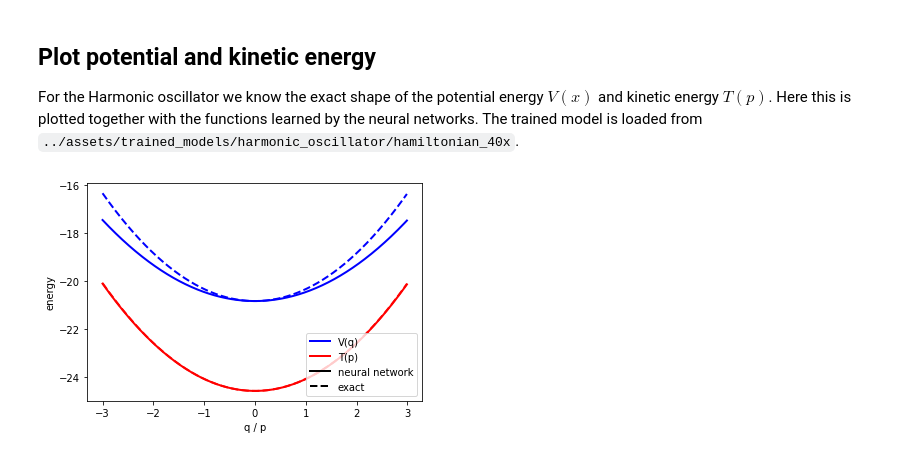
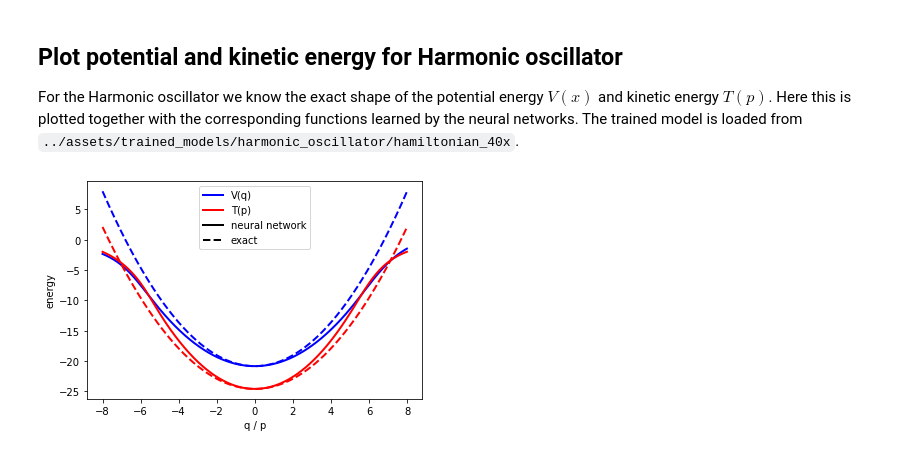
Before and after one commit to eikehmueller/neuralnetworkintegrators, a Jupyter notebook: src/EvaluateNNIntegrators.ipynb, the cells around one changed output. Saved outputs shown, nothing was run; the diff lists cells and outputs as text; code cells hidden in the pictures.

```diff
--- a/src/EvaluateNNIntegrators.ipynb
+++ b/src/EvaluateNNIntegrators.ipynb
@@ -232,32 +221,32 @@ plt.show()
 # %% [markdown]
-## Plot potential and kinetic energy
-For the Harmonic oscillator we know the exact shape of the potential energy $V(x)$ and kinetic energy $T(p)$. Here this is plotted together with the functions learned by the neural networks. The trained model is loaded from `../assets/trained_models/harmonic_oscillator/hamiltonian_40x`.
+## Plot potential and kinetic energy for Harmonic oscillator
+For the Harmonic oscillator we know the exact shape of the potential energy $V(x)$ and kinetic energy $T(p)$. Here this is plotted together with the corresponding functions learned by the neural networks. The trained model is loaded from `../assets/trained_models/harmonic_oscillator/hamiltonian_40x`.
 # %%
 # Plot potential and kinetic energy (for debugging, can only be used with Hamiltonian network)
 model = HamiltonianVerletNNIntegrator.load_model('../assets/trained_models/harmonic_oscillator/hamiltonian_40x')
 # mass of particle
 mass = 1.2
 # spring constant
 k_spring = 0.9
 
-X = tf.expand_dims(tf.constant(np.arange(-3.0,+3.0,0.01)),axis=1)
+X = tf.expand_dims(tf.constant(np.arange(-8.0,+8.0,0.01)),axis=1)
 
 # Functions learned by neural network
 V_pot = model.layers[-1].V_pot(X).numpy().flatten()
 T_kin = model.layers[-1].T_kin(X).numpy().flatten()
 # Exact analytical expressions (shifted by minimum of NN expressions)
 V_pot_exact = 0.5*k_spring*X**2+np.min(V_pot)
 T_kin_exact = 0.5/mass*X**2+np.min(T_kin)
 plt.plot(X,V_pot,linewidth=2,color='blue',label='V(q)')
 plt.plot(X,T_kin,linewidth=2,color='red',label='T(p)')
 plt.plot(X,V_pot_exact,linewidth=2,color='blue',linestyle='--')
 plt.plot(X,T_kin_exact,linewidth=2,color='red',linestyle='--')
 plt.plot([],[],linewidth=2,color='black',label='neural network')
 plt.plot([],[],linewidth=2,color='black',linestyle='--',label='exact')
 ax = plt.gca()
 ax.set_xlabel('q / p')
 ax.set_ylabel('energy')
-ax.legend(loc='lower right')
+ax.legend(loc='upper center')
 plt.show()
 # %% [output]
-[figure, old version]
+[figure, new version]
```
Also changed, not shown: parts of 7 cells of this notebook, 3 other files.
